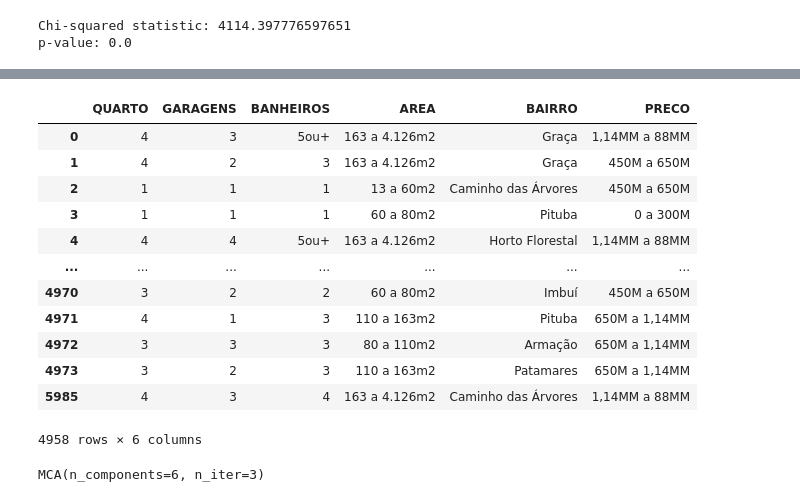
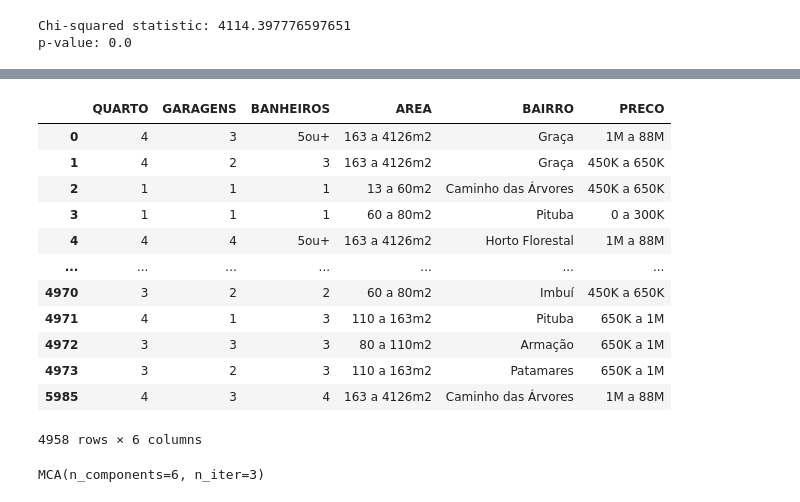
Before and after one commit to danrmoliv/apartment_prices_olx, a Jupyter notebook: precos_apartamentos.ipynb, the cells around one changed output, grey strips where cells are left out. Drawn from its saved outputs; the diff is of its cells as text; code cells hidden in the pictures.

```diff
--- a/precos_apartamentos.ipynb
+++ b/precos_apartamentos.ipynb
@@ -239,3 +237,8 @@ Index(['ID_ANUNCIO', 'TIPO_IMOVEL', 'TITULO', 'QUARTO_INFOS', 'QTD_QUARTOS',
 | 2 | 1036623948 | Apartamento | Apartamento residencial para Vend... | 1 quarto | 1.0 | 56.0 | 1 vaga de garagem | 1.0 | ... |
 | 3 | 984020770 | Apartamento | Salvador - Kitchenette/Conjugados... | 1 quarto | 1.0 | 71.0 | 1 vaga de garagem | 1.0 | ... |
 | 4 | 933913019 | Apartamento | Apartamento para venda com 260 me... | 4 quartos | 4.0 | 260.0 | 4 vagas de garagem | 4.0 | ... |
+# %%
+#Renomeando área segmentada:
+list_labels_area = df_anuncios['AREA_SEGMENTADA'].sort_values().dropna().astype(str).apply(lambda x: str(int(round(float(x.split(', ')[0].replace('(',''))))) + ' a ' + str(int(round(float(x.split(', ')[1].replace(']',''))))) + 'm2').unique().tolist()
+df_anuncios['AREA_SEGMENTADA'] = pd.qcut(df_anuncios['AREA_M2'], q=5, labels=list_labels_area)
+df_anuncios['AREA_SEGMENTADA']
@@ -241,0 +259,12 @@ Index(['ID_ANUNCIO', 'TIPO_IMOVEL', 'TITULO', 'QUARTO_INFOS', 'QTD_QUARTOS',
+# %%
+def format_number(number):
+    magnitude = 0
+    while abs(number) >= 1000:
+        magnitude += 1
+        number /= 1000.0
+    return '%.0f%s' % (number, ['', 'K', 'M', 'B', 'T'][magnitude])
+
+list_labels_precos = df_anuncios['FAIXA_PRECOS'].sort_values().dropna().astype(str).apply(lambda x: format_number(int(round(float(x.split(', ')[0].replace('(',''))))) + ' a ' + format_number(int(round(float(x.split(', ')[1].replace(']','')))))).unique().tolist()
+
+df_anuncios['FAIXA_PRECOS'] = pd.qcut(df_anuncios['VALOR_RS'], q=5, labels = list_labels_precos)
+df_anuncios['FAIXA_PRECOS']
@@ -438,30 +502,30 @@ p-value: 0.0
 # %%
 #Exportação para análise no R:
 
 df_anuncios_cat_export = df_anuncios[['QTD_QUARTOS','VAGAS_GARAGEM','QTD_BANHEIROS','AREA_SEGMENTADA','BAIRRO','FAIXA_PRECOS']].copy()
 df_anuncios_cat_export.columns = ['QUARTO', 'GARAGENS', 'BANHEIROS', 'AREA', 'BAIRRO', 'PRECO']
 df_anuncios_cat_export[['QUARTO', 'GARAGENS', 'BANHEIROS']] = df_anuncios_cat_export[['QUARTO', 'GARAGENS', 'BANHEIROS']].astype(str).replace('1.0', '1').replace('2.0', '2').replace('3.0', '3').replace('4.0', '4').replace('5.0', '5ou+')
 
-df_anuncios_cat_export['AREA'] = df_anuncios_cat_export['AREA'].astype(str).replace('(163.0, 4126.0]','163 a 4.126m2').replace('(12.999, 60.0]','13 a 60m2').replace('(60.0, 80.0]','60 a 80m2').replace('(110.0, 163.0]','110 a 163m2').replace('(80.0, 110.0]','80 a 110m2')
+#df_anuncios_cat_export['AREA'] = df_anuncios_cat_export['AREA'].astype(str).replace('(163.0, 4126.0]','163 a 4.126m2').replace('(12.999, 60.0]','13 a 60m2').replace('(60.0, 80.0]','60 a 80m2').replace('(110.0, 163.0]','110 a 163m2').replace('(80.0, 110.0]','80 a 110m2')
 
-df_anuncios_cat_export['PRECO'] = df_anuncios_cat_export['PRECO'].astype(str).replace('(1140000.0, 88000000.0]','1,14MM a 88MM').replace('(450000.0, 650000.0]','450M a 650M').replace('(-0.001, 300000.0]','0 a 300M').replace('(300000.0, 450000.0]','300M a 450M').replace('(650000.0, 1140000.0]','650M a 1,14MM')
+#df_anuncios_cat_export['PRECO'] = df_anuncios_cat_export['PRECO'].astype(str).replace('(1140000.0, 88000000.0]','1,14MM a 88MM').replace('(450000.0, 650000.0]','450M a 650M').replace('(-0.001, 300000.0]','0 a 300M').replace('(300000.0, 450000.0]','300M a 450M').replace('(650000.0, 1140000.0]','650M a 1,14MM')
 
 df_anuncios_cat_export.to_csv('./df_apart_cat_r.csv', index=False, sep=';')
 
 df_anuncios_cat_export
 # %% [output]
 |  | QUARTO | GARAGENS | BANHEIROS | AREA | BAIRRO | PRECO |
-| 0 | 4 | 3 | 5ou+ | 163 a 4.126m2 | Graça | 1,14MM a 88MM |
-| 1 | 4 | 2 | 3 | 163 a 4.126m2 | Graça | 450M a 650M |
-| 2 | 1 | 1 | 1 | 13 a 60m2 | Caminho das Árvores | 450M a 650M |
-| 3 | 1 | 1 | 1 | 60 a 80m2 | Pituba | 0 a 300M |
-| 4 | 4 | 4 | 5ou+ | 163 a 4.126m2 | Horto Florestal | 1,14MM a 88MM |
+| 0 | 4 | 3 | 5ou+ | 163 a 4126m2 | Graça | 1M a 88M |
+| 1 | 4 | 2 | 3 | 163 a 4126m2 | Graça | 450K a 650K |
+| 2 | 1 | 1 | 1 | 13 a 60m2 | Caminho das Árvores | 450K a 650K |
+| 3 | 1 | 1 | 1 | 60 a 80m2 | Pituba | 0 a 300K |
+| 4 | 4 | 4 | 5ou+ | 163 a 4126m2 | Horto Florestal | 1M a 88M |
 | ... | ... | ... | ... | ... | ... | ... |
-| 4970 | 3 | 2 | 2 | 60 a 80m2 | Imbuí | 450M a 650M |
-| 4971 | 4 | 1 | 3 | 110 a 163m2 | Pituba | 650M a 1,14MM |
-| 4972 | 3 | 3 | 3 | 80 a 110m2 | Armação | 650M a 1,14MM |
-| 4973 | 3 | 2 | 3 | 110 a 163m2 | Patamares | 650M a 1,14MM |
-| 5985 | 4 | 3 | 4 | 163 a 4.126m2 | Caminho das Árvores | 1,14MM a 88MM |
+| 4970 | 3 | 2 | 2 | 60 a 80m2 | Imbuí | 450K a 650K |
+| 4971 | 4 | 1 | 3 | 110 a 163m2 | Pituba | 650K a 1M |
+| 4972 | 3 | 3 | 3 | 80 a 110m2 | Armação | 650K a 1M |
+| 4973 | 3 | 2 | 3 | 110 a 163m2 | Patamares | 650K a 1M |
+| 5985 | 4 | 3 | 4 | 163 a 4126m2 | Caminho das Árvores | 1M a 88M |
 4958 rows × 6 columns
 # %%
 #df_anuncios_cat = df_anuncios[['QUARTO_INFOS','GARAGEM_INFOS','BANHEIROS_INFOS','AREA_SEGMENTADA','BAIRRO','FAIXA_PRECOS']]
```
Also changed, not shown: parts of 7 cells of this notebook.
